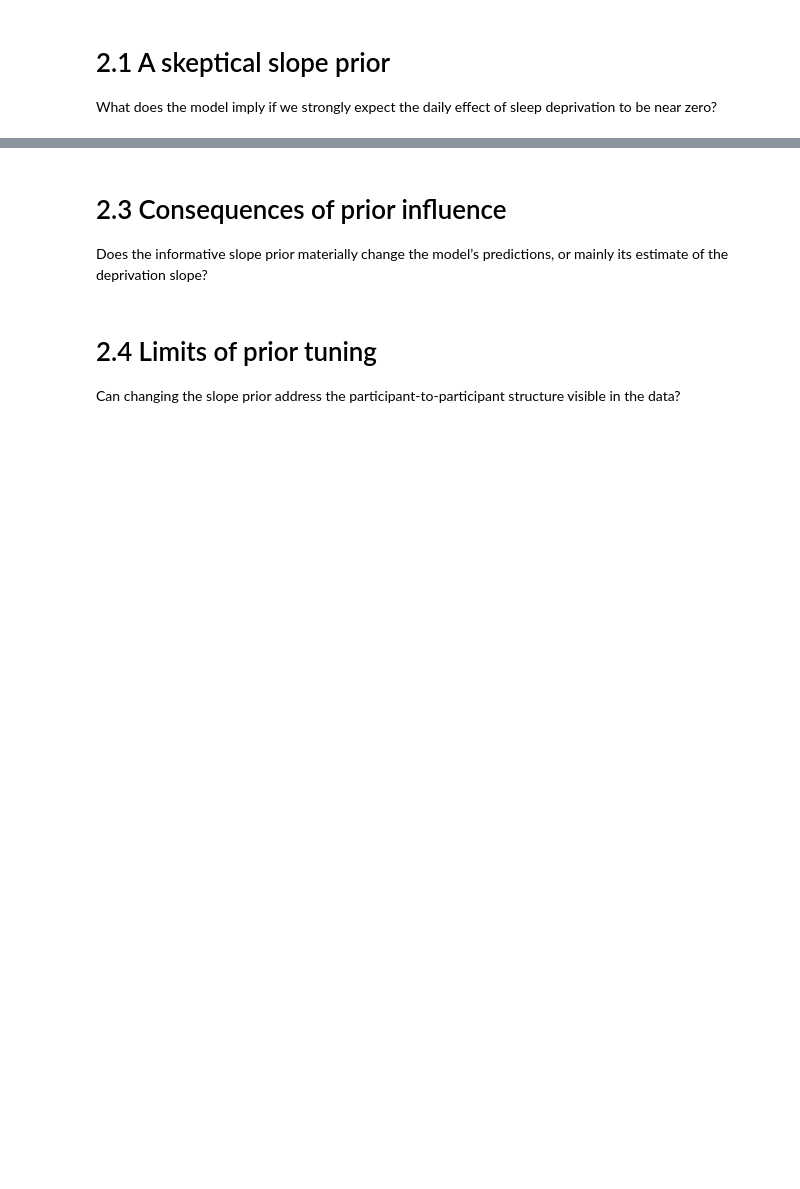
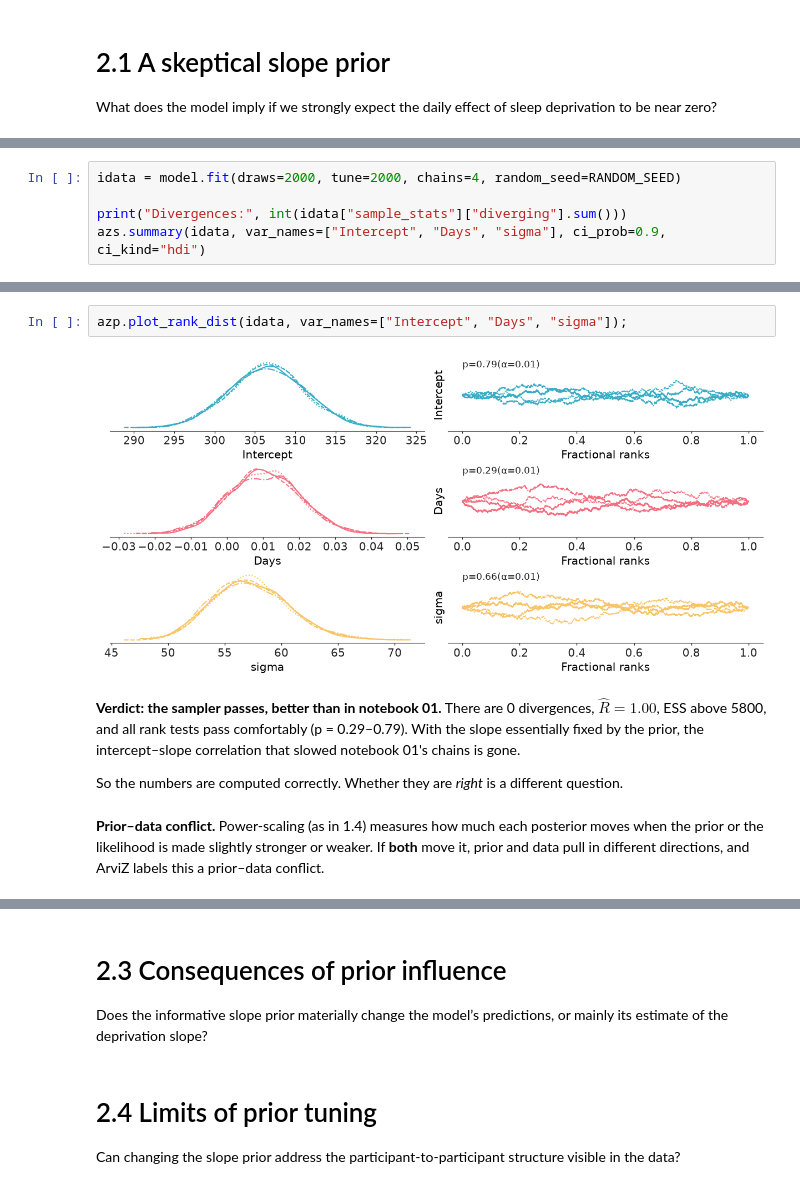
Before and after one commit to EnzonioBanderas/BayesianShortCourse, a Jupyter notebook: sleep/02_informative_slope_prior.ipynb, the cells around one changed output, grey strips where cells are left out. Drawn from its saved outputs; the diff is of its cells as text; blank space fills up the shorter version.

```diff
--- a/sleep/02_informative_slope_prior.ipynb
+++ b/sleep/02_informative_slope_prior.ipynb
@@ -61,0 +177,5 @@ How far does the posterior move away from a tight slope prior centered at zero?
+# %%
+idata = model.fit(draws=2000, tune=2000, chains=4, random_seed=RANDOM_SEED)
+
+print("Divergences:", int(idata["sample_stats"]["diverging"].sum()))
+azs.summary(idata, var_names=["Intercept", "Days", "sigma"], ci_prob=0.9, ci_kind="hdi")
@@ -61,0 +193,10 @@ How far does the posterior move away from a tight slope prior centered at zero?
+# %%
+azp.plot_rank_dist(idata, var_names=["Intercept", "Days", "sigma"]);
+# %% [output]
+[figure, added]
+# %% [markdown]
+**Verdict: the sampler passes, better than in notebook 01.** There are 0 divergences, $\hat R = 1.00$, ESS above 5800, and all rank tests pass comfortably (p = 0.29–0.79). With the slope essentially fixed by the prior, the intercept–slope correlation that slowed notebook 01's chains is gone.
+
+So the numbers are computed correctly. Whether they are *right* is a different question.
+# %% [markdown]
+**Prior–data conflict.** Power-scaling (as in 1.4) measures how much each posterior moves when the prior or the likelihood is made slightly stronger or weaker. If **both** move it, prior and data pull in different directions, and ArviZ labels this a prior–data conflict.
```
Also changed, not shown: parts of 26 cells of this notebook.
